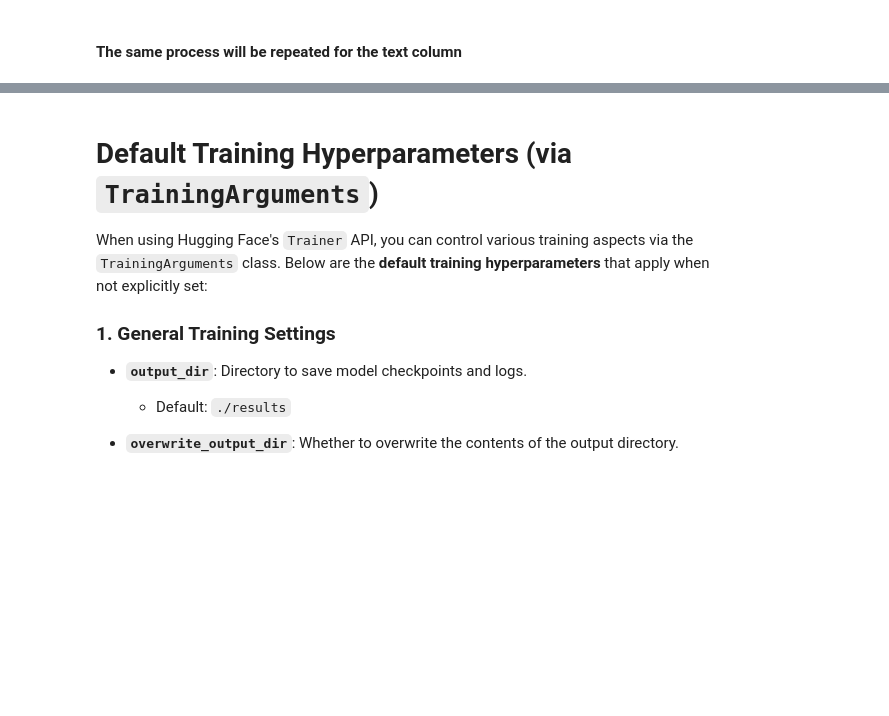
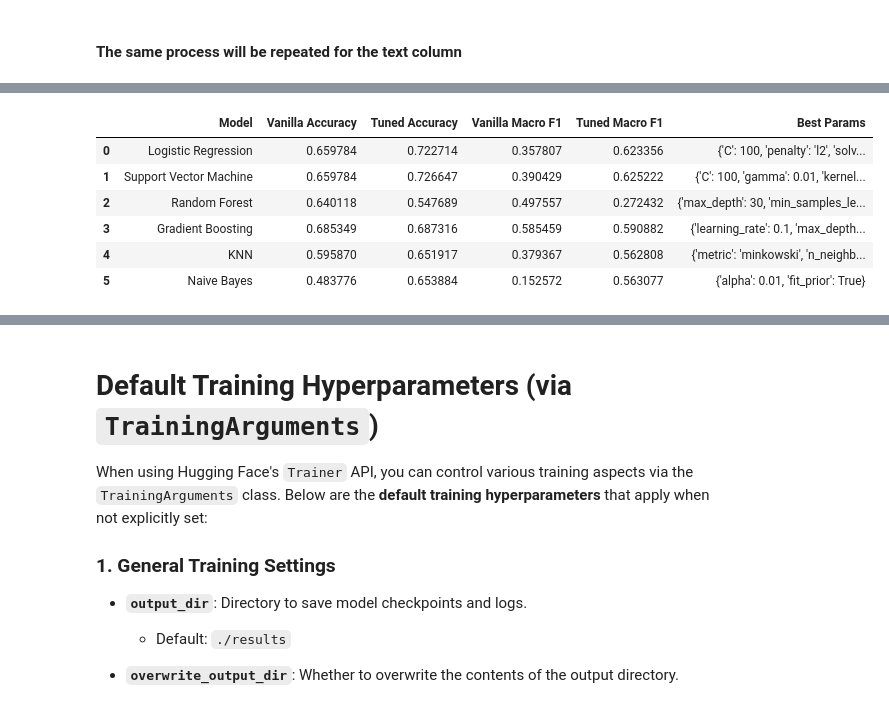
Before and after one commit to NicholasVitsentzatos/Food-Hazard-Detection-Challenge, a Jupyter notebook: PDS 2nd Assignment/Food_Hazard_Detection_Challenge.ipynb, the cells around one changed output, grey strips where cells are left out. Drawn from its saved outputs; the diff is of its cells as text; code cells hidden in the pictures; blank space fills up the shorter version.

Commit message:
Benchmark analysis #1 complete for basic ml algorithms. Now on to the advanced algorithms

```diff
--- a/PDS 2nd Assignment/Food_Hazard_Detection_Challenge.ipynb
+++ b/PDS 2nd Assignment/Food_Hazard_Detection_Challenge.ipynb
@@ -992,2 +1053,2 @@ Gradient Boosting
 # %%
-results1 = run_benchmark_for_basic_ml_algorithms(x_column= 'clean-title', y_column= 'product-category' )
+results = run_benchmark_for_basic_ml_algorithms(x_column= 'clean-title', y_column= 'product-category' )
@@ -1028 +1055,11 @@ Fitting 5 folds for each of 6 candidates, totalling 30 fits
+# %%
+show_results(results)
+# %% [output]
+|  | Model | Vanilla Accuracy | Tuned Accuracy | Vanilla Macro F1 | Tuned Macro F1 | Best Params |
+| 0 | Logistic Regression | 0.659784 | 0.722714 | 0.357807 | 0.623356 | {'C': 100, 'penalty': 'l2', 'solv... |
+| 1 | Support Vector Machine | 0.659784 | 0.726647 | 0.390429 | 0.625222 | {'C': 100, 'gamma': 0.01, 'kernel... |
+| 2 | Random Forest | 0.640118 | 0.547689 | 0.497557 | 0.272432 | {'max_depth': 30, 'min_samples_le... |
+| 3 | Gradient Boosting | 0.685349 | 0.687316 | 0.585459 | 0.590882 | {'learning_rate': 0.1, 'max_depth... |
+| 4 | KNN | 0.595870 | 0.651917 | 0.379367 | 0.562808 | {'metric': 'minkowski', 'n_neighb... |
+| 5 | Naive Bayes | 0.483776 | 0.653884 | 0.152572 | 0.563077 | {'alpha': 0.01, 'fit_prior': True} |
 # %%
```
Also changed, not shown: parts of 52 cells of this notebook.
